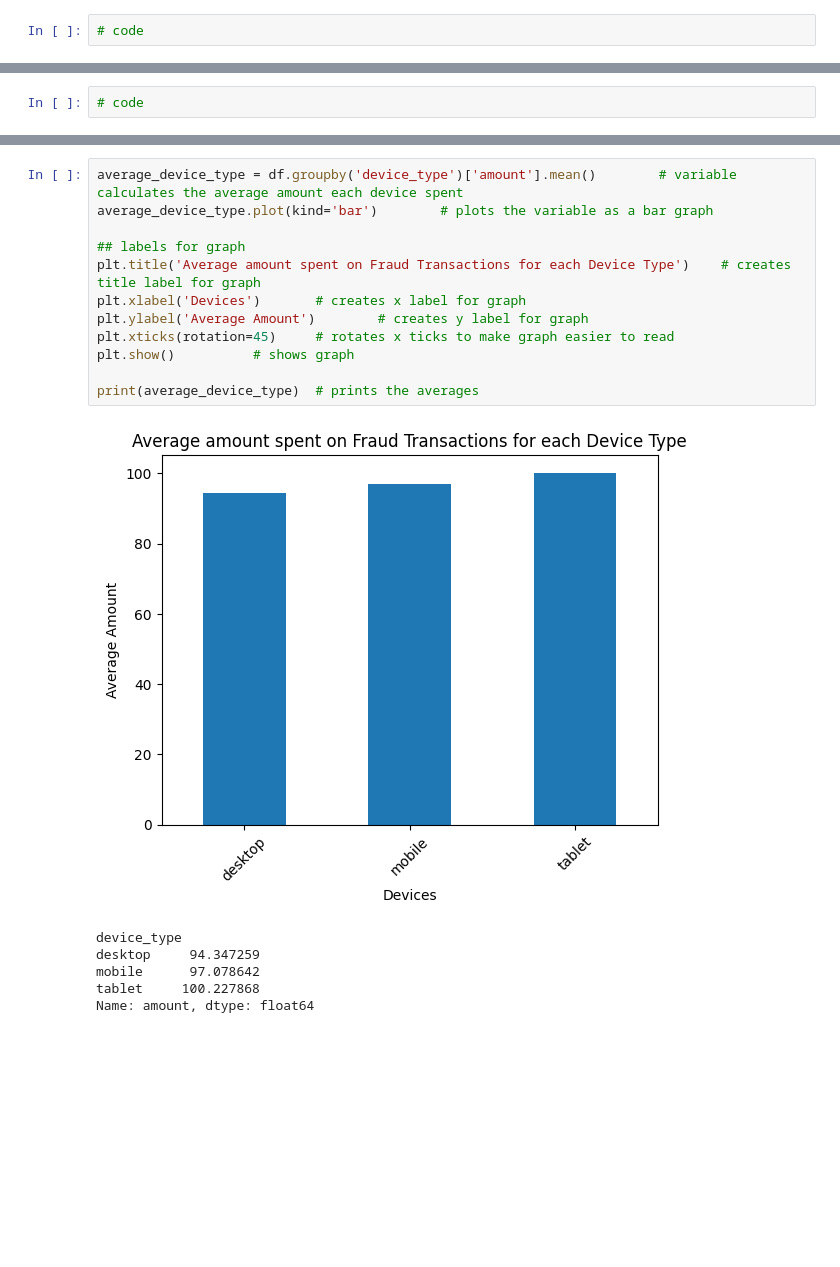
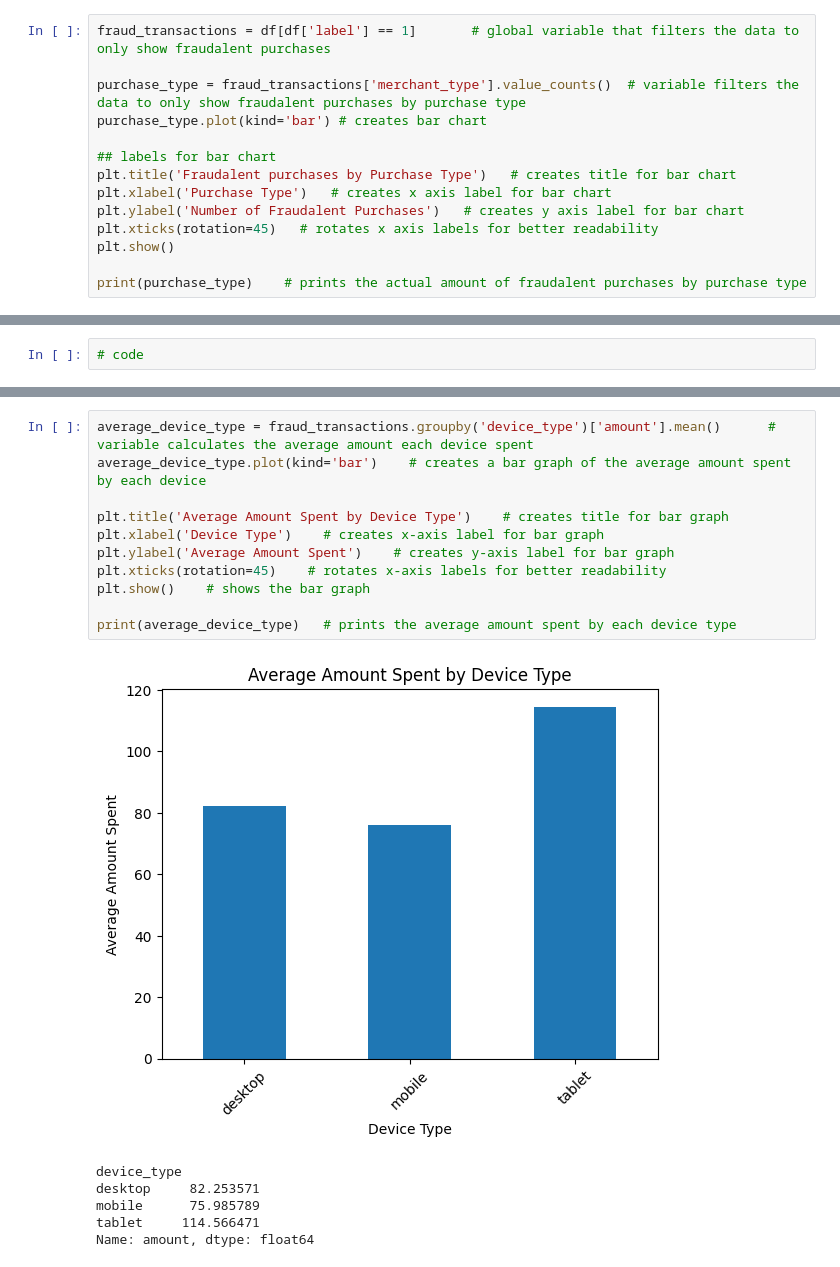
Before and after one commit to wcastro21/programming-project, a Jupyter notebook: project.ipynb, the cells around one changed output, grey strips where cells are left out. Cells and saved outputs as stored; diff of their text form; blank space fills up the shorter version.

```diff
--- a/project.ipynb
+++ b/project.ipynb
@@ -35,2 +33,14 @@ Name: count, dtype: int64
 # %%
-# code
+fraud_transactions = df[df['label'] == 1]       # global variable that filters the data to only show fraudalent purchases
+
+purchase_type = fraud_transactions['merchant_type'].value_counts()  # variable filters the data to only show fraudalent purchases by purchase type
+purchase_type.plot(kind='bar') # creates bar chart
+
+## labels for bar chart
+plt.title('Fraudalent purchases by Purchase Type')   # creates title for bar chart
+plt.xlabel('Purchase Type')   # creates x axis label for bar chart
+plt.ylabel('Number of Fraudalent Purchases')   # creates y axis label for bar chart
+plt.xticks(rotation=45)   # rotates x axis labels for better readability
+plt.show()
+
+print(purchase_type)    # prints the actual amount of fraudalent purchases by purchase type
@@ -43,19 +68,18 @@ Name: count, dtype: int64
 # %%
-average_device_type = df.groupby('device_type')['amount'].mean()        # variable calculates the average amount each device spent
-average_device_type.plot(kind='bar')        # plots the variable as a bar graph
+average_device_type = fraud_transactions.groupby('device_type')['amount'].mean()      # variable calculates the average amount each device spent
+average_device_type.plot(kind='bar')    # creates a bar graph of the average amount spent by each device
 
-## labels for graph
-plt.title('Average amount spent on Fraud Transactions for each Device Type')    # creates title label for graph
-plt.xlabel('Devices')       # creates x label for graph
-plt.ylabel('Average Amount')        # creates y label for graph
-plt.xticks(rotation=45)     # rotates x ticks to make graph easier to read
-plt.show()          # shows graph
+plt.title('Average Amount Spent by Device Type')    # creates title for bar graph
+plt.xlabel('Device Type')    # creates x-axis label for bar graph
+plt.ylabel('Average Amount Spent')    # creates y-axis label for bar graph
+plt.xticks(rotation=45)    # rotates x-axis labels for better readability
+plt.show()    # shows the bar graph
 
-print(average_device_type)  # prints the averages
+print(average_device_type)   # prints the average amount spent by each device type
 # %% [output]
-[figure, old version]
+[figure, new version]
 device_type
-desktop     94.347259
-mobile      97.078642
-tablet     100.227868
+desktop     82.253571
+mobile      75.985789
+tablet     114.566471
 Name: amount, dtype: float64
```
Also changed, not shown: parts of 12 cells of this notebook, 2 other files.
